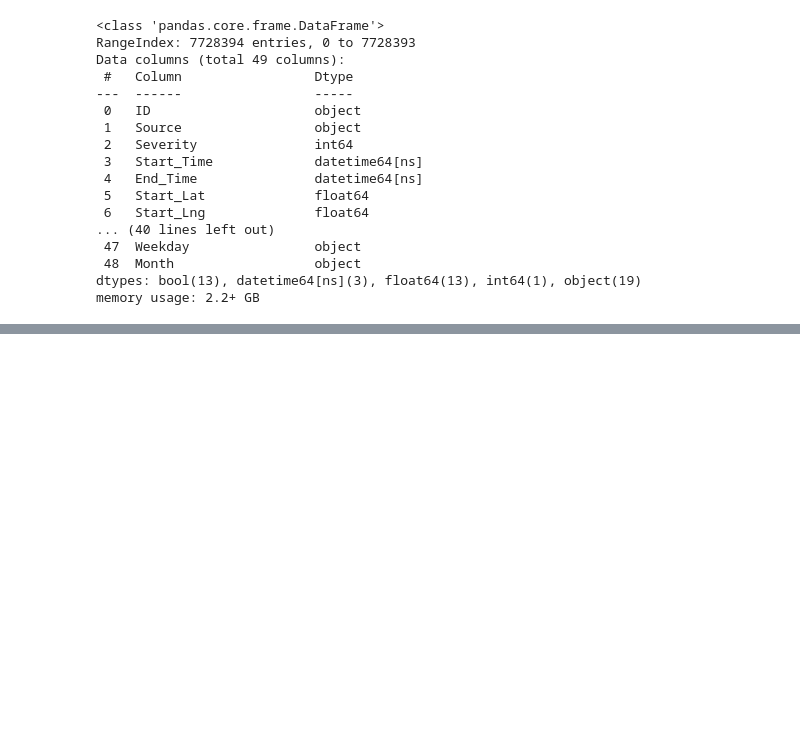
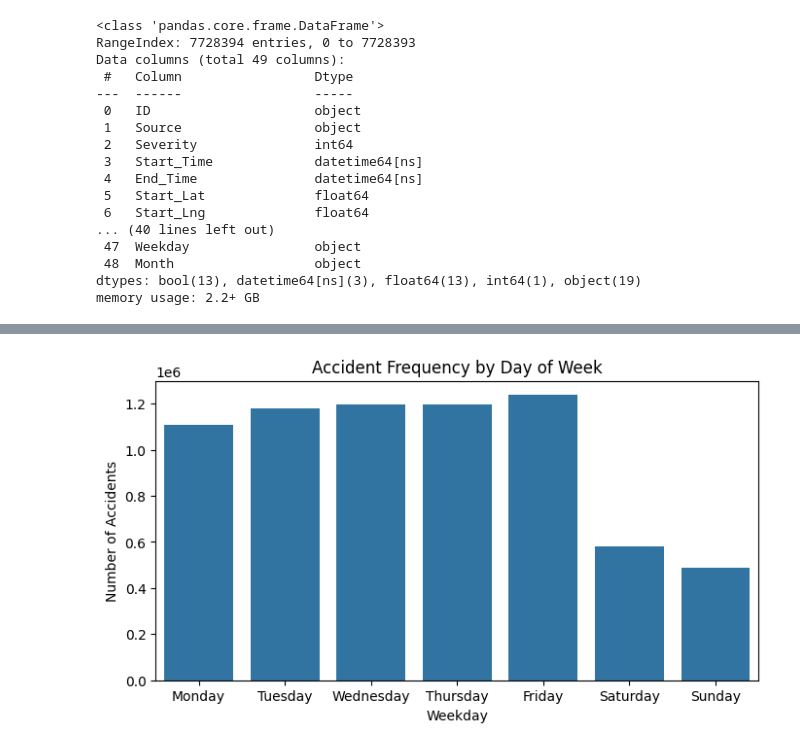
Before and after one commit to chetan-1306/RoadSafe-Analytics, a Jupyter notebook: eda.ipynb, the cells around one changed output, grey strips where cells are left out. Saved outputs shown, nothing was run; the diff lists cells and outputs as text; code cells hidden in the pictures; blank space fills up the shorter version.

```diff
--- a/eda.ipynb
+++ b/eda.ipynb
@@ -182,0 +201,9 @@ for col in num_cols:
+# %%
+plt.figure(figsize=(8,4))
+sns.countplot(x='Weekday', data=df)
+plt.title('Accident Frequency by Day of Week') # (Whether accidents are higher on weekdays vs weekends)
+plt.xlabel('Weekday')
+plt.ylabel('Number of Accidents')
+plt.show()
+# %% [output]
+[figure, added]
```
Also changed, not shown: parts of 19 cells of this notebook, 1 other file.
